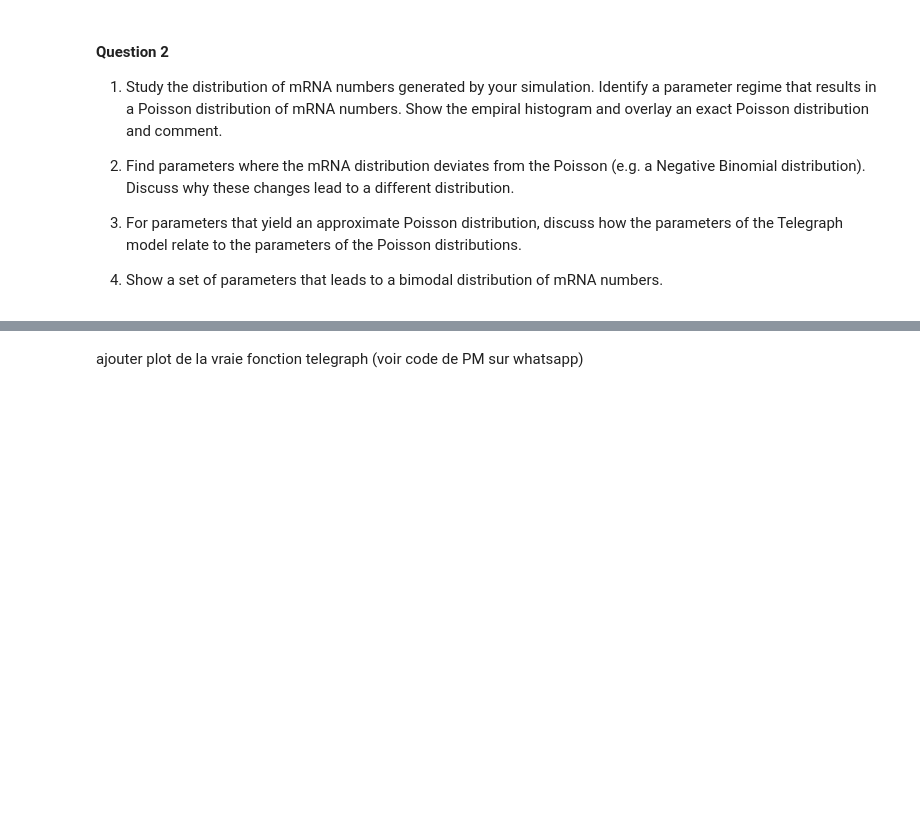
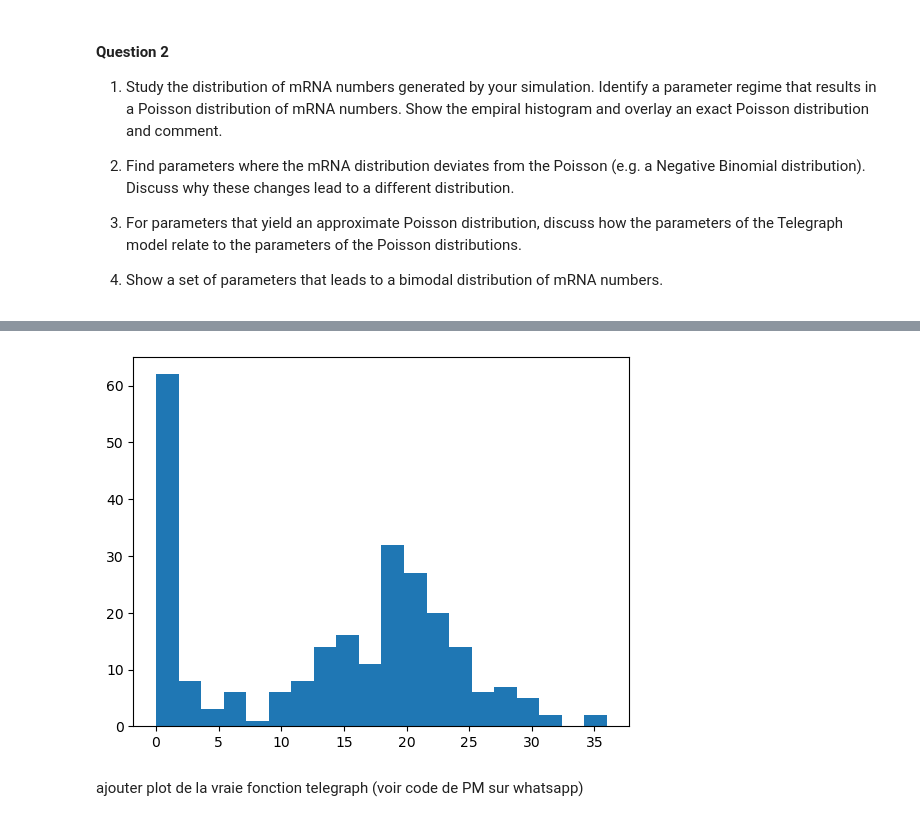
Before and after one commit to morri4shao/Genome-to-Function-class-project3, a Jupyter notebook: Module3_A.ipynb, the cells around one changed output, grey strips where cells are left out. Saved outputs shown, nothing was run; the diff lists cells and outputs as text; code cells hidden in the pictures; blank space fills up the shorter version.

```diff
--- a/Module3_A.ipynb
+++ b/Module3_A.ipynb
@@ -198,2 +210,7 @@ plt.show()
+# %%
+plt.hist(n_mRNA, bins=20) #bimodal: bins=20, param=[40, 2, 1/5, 1/10]
+plt.show()
+# %% [output]
+[figure, added]
 # %% [markdown]
 ajouter plot de la vraie fonction telegraph (voir code de PM sur whatsapp)
```
Also changed, not shown: parts of 9 cells of this notebook.
